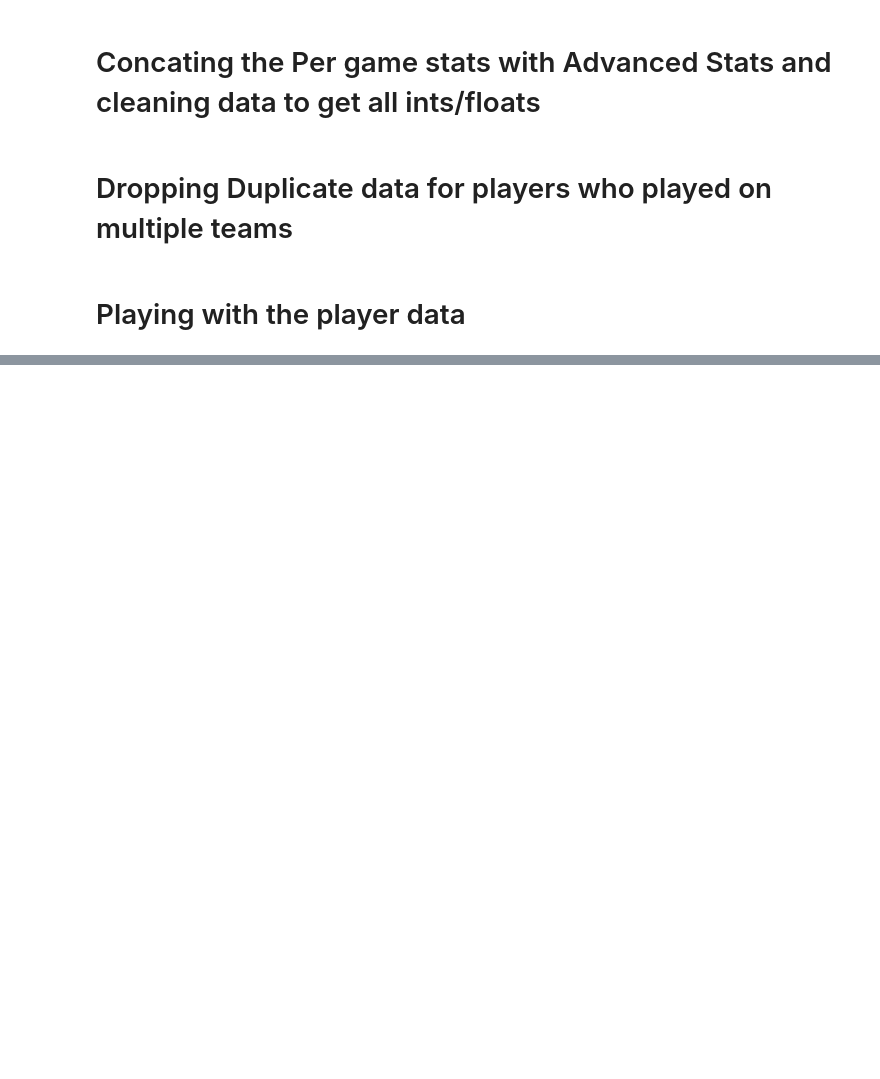
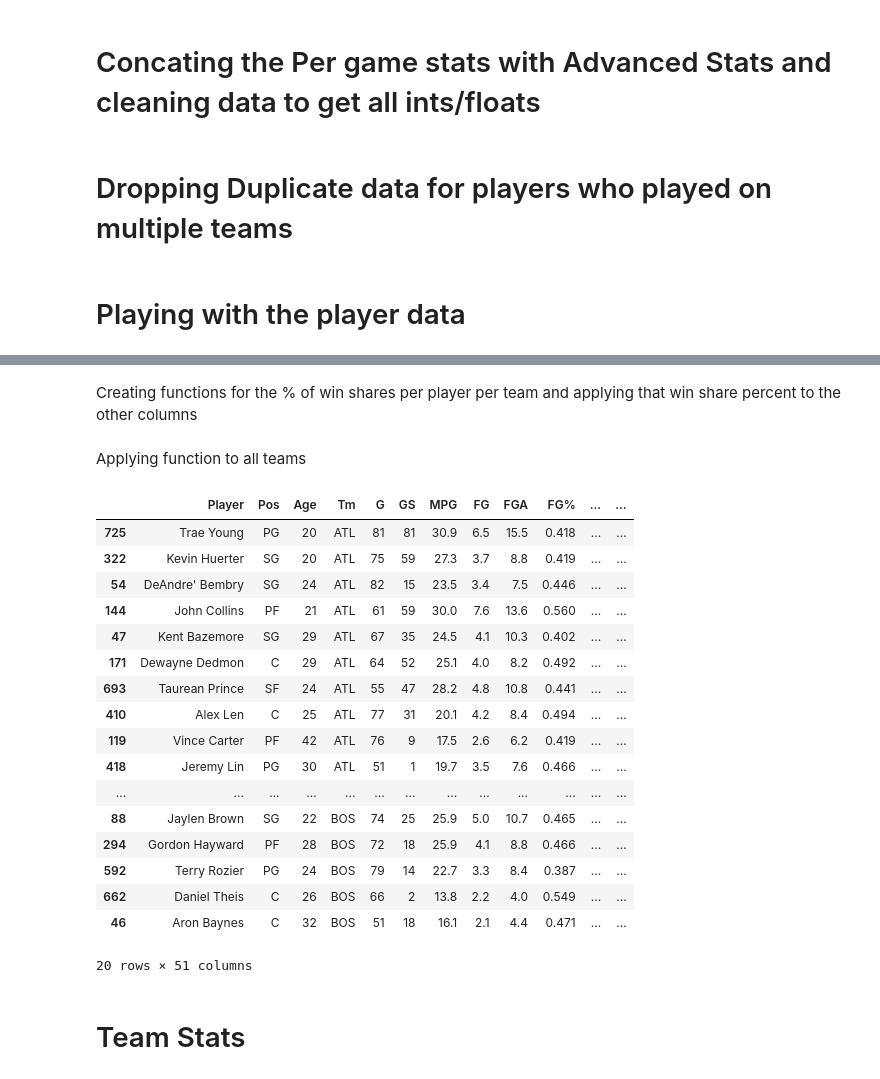
Before and after one commit to Ahila700/nba_pred_mod_2_project, a Jupyter notebook: nba_player_stats.ipynb, the cells around one changed output, grey strips where cells are left out. Drawn from its saved outputs; the diff is of its cells as text; code cells hidden in the pictures; blank space fills up the shorter version.

```diff
--- a/nba_player_stats.ipynb
+++ b/nba_player_stats.ipynb
@@ -8,8 +9,6 @@ nba_players_list_2019 = pd.read_html('https://www.basketball-reference.com/leagu
 nba_players_2019 = nba_players_list_2019[0]
 # %%
 year_2019 = [2019 for x in nba_players_2019['Player']]
-# %%
-nba_players_2019['year'] = year_2019
 # %%
 nba_players_2019.drop(columns = 'Rk', inplace = True)
 # %%
@@ -167,8 +187,16 @@ nba_2015_players = nba_2015_players.apply(pd.to_numeric, errors = 'ignore')
 # %% [markdown]
 # Dropping Duplicate data for players who played on multiple teams
 # %%
-nba_2019_players.drop_duplicates(subset = ['Player'], keep = 'first', inplace = True)
+nba_players_totals = pd.concat([nba_2014_players.drop_duplicates(subset = ['Player'], keep = 'first', ignore_index = True),
+                                nba_2015_players.drop_duplicates(subset = ['Player'], keep = 'first', ignore_index = True),
+                                 nba_2016_players.drop_duplicates(subset = ['Player'], keep = 'first', ignore_index = True),
+                                 nba_2017_players.drop_duplicates(subset = ['Player'], keep = 'first', ignore_index = True),
+                                 nba_2018_players.drop_duplicates(subset = ['Player'], keep = 'first', ignore_index = True),
+                                 nba_2019_players.drop_duplicates(subset = ['Player'], keep = 'first', ignore_index = True)],
+                                 ignore_index = True)
+
 
 # dropping instances where a player played for more than 1 team by just keeping his
 # total numbers (for now) may need to change up slightly depending on whether or not
-# its necessary to keep the players teams for that season seperate
+# its necessary to keep the players teams for that season seperate. Added all the players to
+# a single dataframe so i can groupby name and get their averages over the 5 seasons
@@ -197,0 +209,14 @@ Raptors.groupby('Tm').sum()
+# %%
+atl_2019 = nba_2019_players[nba_2019_players['Tm'] == 'ATL'].sort_values('MP', ascending = False)[0:10]
+atl_2018 = nba_2018_players[nba_2018_players['Tm'] == 'ATL'].sort_values('MP', ascending = False)[0:10]
+atl_2017 = nba_2017_players[nba_2017_players['Tm'] == 'ATL'].sort_values('MP', ascending = False)[0:10]
+atl_2016 = nba_2016_players[nba_2016_players['Tm'] == 'ATL'].sort_values('MP', ascending = False)[0:10]
+atl_2015 = nba_2015_players[nba_2015_players['Tm'] == 'ATL'].sort_values('MP', ascending = False)[0:10]
+atl_2014 = nba_2014_players[nba_2014_players['Tm'] == 'ATL'].sort_values('MP', ascending = False)[0:10]
+# %%
+bos_2019 = nba_2019_players[nba_2019_players['Tm'] == 'BOS'].sort_values('MP', ascending = False)[0:10]
+bos_2018 = nba_2018_players[nba_2018_players['Tm'] == 'BOS'].sort_values('MP', ascending = False)[0:10]
+bos_2017 = nba_2017_players[nba_2017_players['Tm'] == 'BOS'].sort_values('MP', ascending = False)[0:10]
+bos_2016 = nba_2016_players[nba_2016_players['Tm'] == 'BOS'].sort_values('MP', ascending = False)[0:10]
+bos_2015 = nba_2015_players[nba_2015_players['Tm'] == 'BOS'].sort_values('MP', ascending = False)[0:10]
+bos_2014 = nba_2014_players[nba_2014_players['Tm'] == 'BOS'].sort_values('MP', ascending = False)[0:10]
@@ -197,0 +463,2 @@ Raptors.groupby('Tm').sum()
+# %% [markdown]
+Creating functions for the % of win shares per player per team and applying that win share percent to the other columns
@@ -197,0 +473,2 @@ Raptors.groupby('Tm').sum()
+# %% [markdown]
+Applying function to all teams
@@ -197,0 +478,21 @@ Raptors.groupby('Tm').sum()
+# %%
+atl_2019.append(bos_2019)
+# %% [output]
+|  | Player | Pos | Age | Tm | G | GS | MPG | FG | FGA | FG% | ... | ... |
+| 725 | Trae Young | PG | 20 | ATL | 81 | 81 | 30.9 | 6.5 | 15.5 | 0.418 | ... | ... |
+| 322 | Kevin Huerter | SG | 20 | ATL | 75 | 59 | 27.3 | 3.7 | 8.8 | 0.419 | ... | ... |
+| 54 | DeAndre' Bembry | SG | 24 | ATL | 82 | 15 | 23.5 | 3.4 | 7.5 | 0.446 | ... | ... |
+| 144 | John Collins | PF | 21 | ATL | 61 | 59 | 30.0 | 7.6 | 13.6 | 0.560 | ... | ... |
+| 47 | Kent Bazemore | SG | 29 | ATL | 67 | 35 | 24.5 | 4.1 | 10.3 | 0.402 | ... | ... |
+| 171 | Dewayne Dedmon | C | 29 | ATL | 64 | 52 | 25.1 | 4.0 | 8.2 | 0.492 | ... | ... |
+| 693 | Taurean Prince | SF | 24 | ATL | 55 | 47 | 28.2 | 4.8 | 10.8 | 0.441 | ... | ... |
+| 410 | Alex Len | C | 25 | ATL | 77 | 31 | 20.1 | 4.2 | 8.4 | 0.494 | ... | ... |
+| 119 | Vince Carter | PF | 42 | ATL | 76 | 9 | 17.5 | 2.6 | 6.2 | 0.419 | ... | ... |
+| 418 | Jeremy Lin | PG | 30 | ATL | 51 | 1 | 19.7 | 3.5 | 7.6 | 0.466 | ... | ... |
+| ... | ... | ... | ... | ... | ... | ... | ... | ... | ... | ... | ... | ... |
+| 88 | Jaylen Brown | SG | 22 | BOS | 74 | 25 | 25.9 | 5.0 | 10.7 | 0.465 | ... | ... |
+| 294 | Gordon Hayward | PF | 28 | BOS | 72 | 18 | 25.9 | 4.1 | 8.8 | 0.466 | ... | ... |
+| 592 | Terry Rozier | PG | 24 | BOS | 79 | 14 | 22.7 | 3.3 | 8.4 | 0.387 | ... | ... |
+| 662 | Daniel Theis | C | 26 | BOS | 66 | 2 | 13.8 | 2.2 | 4.0 | 0.549 | ... | ... |
+| 46 | Aron Baynes | C | 32 | BOS | 51 | 18 | 16.1 | 2.1 | 4.4 | 0.471 | ... | ... |
+20 rows × 51 columns
@@ -197,0 +524,2 @@ Raptors.groupby('Tm').sum()
+# %% [markdown]
+# Team Stats
```
Also changed, not shown: parts of 115 cells of this notebook, 6 other files.
